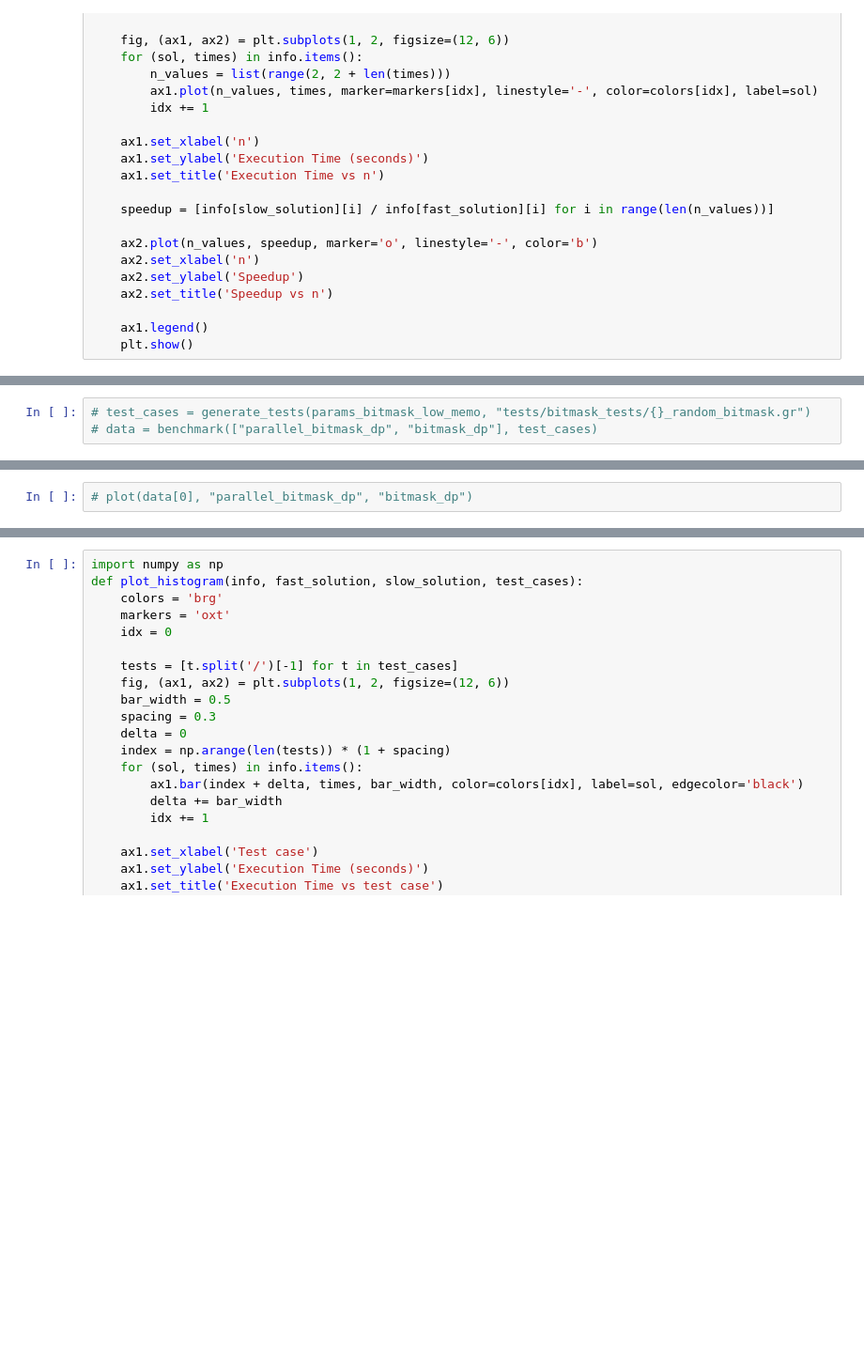
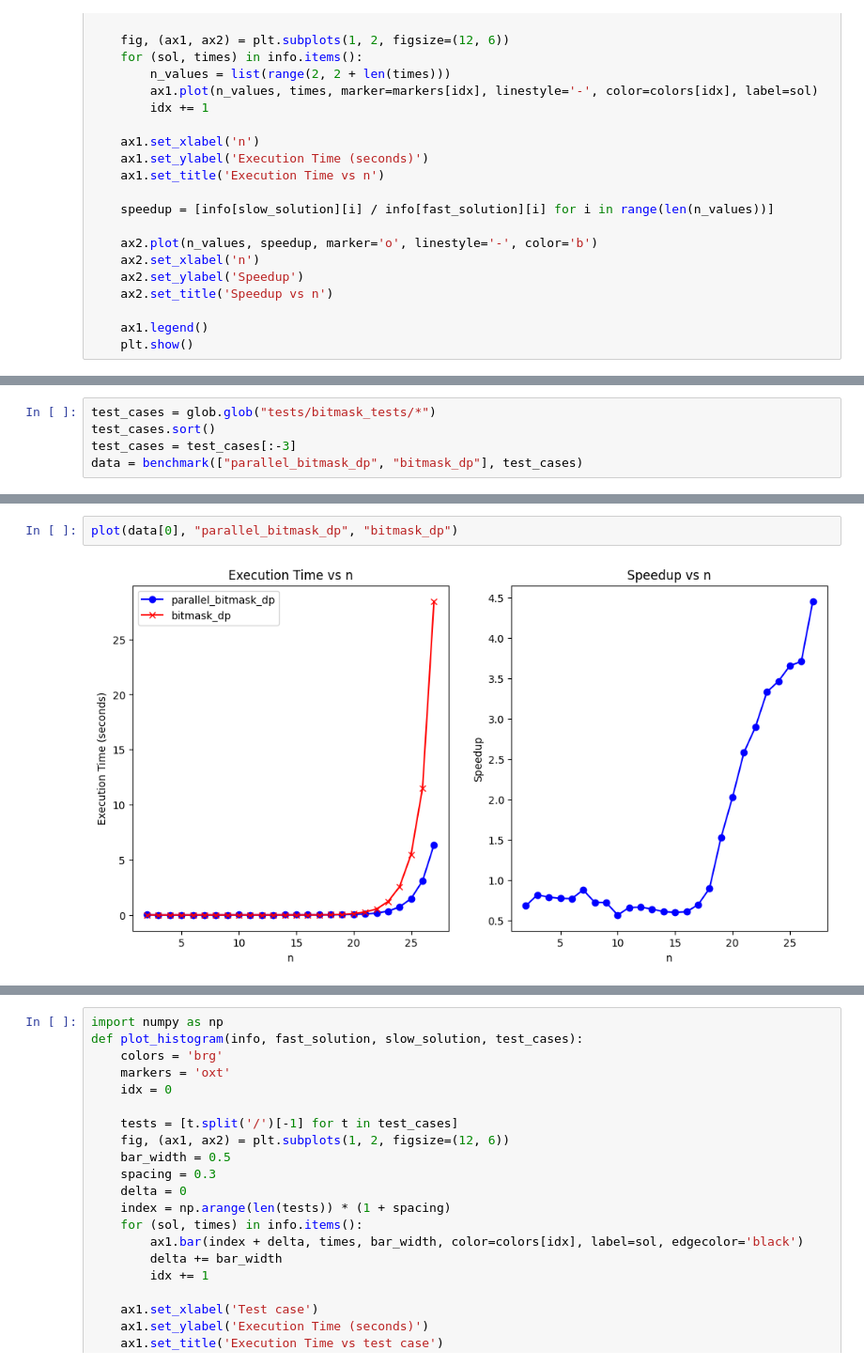
Before and after one commit to popabogdannnn/disertatie, a Jupyter notebook: experiments.ipynb, the cells around one changed output, grey strips where cells are left out. Shown at 94% size. Saved outputs shown, nothing was run; the diff lists cells and outputs as text; blank space fills up the shorter version.

```diff
--- a/experiments.ipynb
+++ b/experiments.ipynb
@@ -119,3 +170,5 @@ def plot(info, fast_solution, slow_solution):
 # %%
-# test_cases = generate_tests(params_bitmask_low_memo, "tests/bitmask_tests/{}_random_bitmask.gr")
-# data = benchmark(["parallel_bitmask_dp", "bitmask_dp"], test_cases)
+test_cases = glob.glob("tests/bitmask_tests/*")
+test_cases.sort()
+test_cases = test_cases[:-3]
+data = benchmark(["parallel_bitmask_dp", "bitmask_dp"], test_cases)
@@ -122,3 +197,5 @@ def plot(info, fast_solution, slow_solution):
 # %%
-# plot(data[0], "parallel_bitmask_dp", "bitmask_dp")
+plot(data[0], "parallel_bitmask_dp", "bitmask_dp")
+# %% [output]
+[figure, added]
 # %%
```
Also changed, not shown: parts of 15 cells of this notebook, 11 other files.
